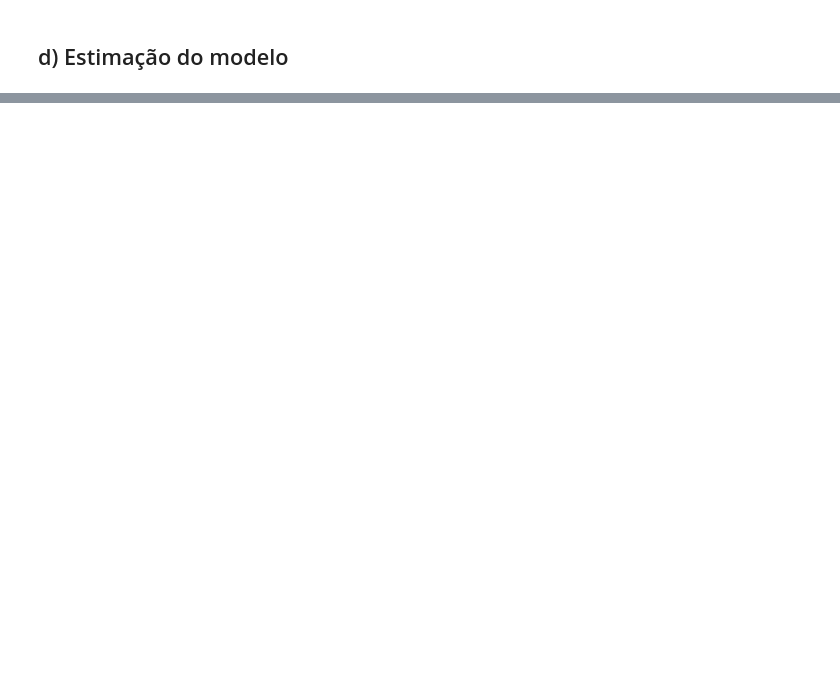
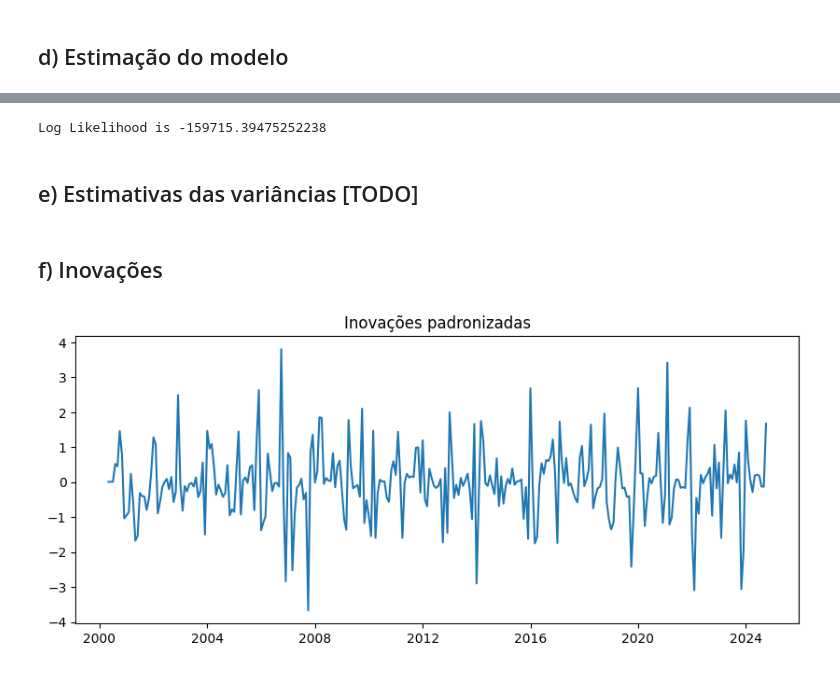
Before and after one commit to asdmalizia/masters, a Jupyter notebook: Modelos estruturais/Lista 2.ipynb, the cells around one changed output, grey strips where cells are left out. Cells and saved outputs as stored; diff of their text form; code cells hidden in the pictures; blank space fills up the shorter version.

```diff
--- a/Modelos estruturais/Lista 2.ipynb
+++ b/Modelos estruturais/Lista 2.ipynb
@@ -14,7 +17,7 @@ from statsmodels.graphics.tsaplots import plot_acf, plot_pacf
 # %% [markdown]
 # Preparação dos dados
 # %%
-data_base = pd.read_csv('C:\\Users\\aless\\Desktop\\Codes\\Modelos estruturais\\dados_precipitacao.csv')
+data_base = pd.read_csv('C:/Users/aless/Desktop/Codes/masters/Modelos estruturais/dados_precipitacao.csv')
 data_base.dtypes
 # %% [output]
 id_estacao             object
@@ -144,0 +251,38 @@ plt.show()
+# %%
+# for i in range(1,7):
+#     cols += 'sazonalidade #datetime(2025,i,1).strftime('%b').lower()
+
+resultados = {
+    'inovacao': pd.Series(index=series.index, data=v_t.reshape(-1), name='inovacao'),
+    'predicted': pd.DataFrame(
+        index=series.index,
+        data={
+            'tendencia':x_hat_minus[:,0,:].reshape(-1),
+            'inclinacao':x_hat_minus[:,1,:].reshape(-1)
+        }),
+    'filtered': pd.DataFrame(
+        index=series.index,
+        data={
+            'tendencia':x_hat[:,0,:].reshape(-1),
+            'inclinacao':x_hat[:,1,:].reshape(-1)
+        })
+}
+# %%
+print(f"Log Likelihood is {log_likelihood}")
+# %% [output]
+Log Likelihood is -159715.39475252238
+# %% [markdown]
+## e) Estimativas das variâncias [TODO]
+# %% [markdown]
+## f) Inovações
+# %%
+# inovações padronizadas
+inovacoes = resultados['inovacao']
+inovacoes = inovacoes.sub(inovacoes.mean()).div(inovacoes.std())
+# %%
+fig, ax = plt.subplots(figsize=(10,4))
+ax.plot(inovacoes)
+ax.set_title('Inovações padronizadas')
+plt.show()
+# %% [output]
+[figure, added]
```
Also changed, not shown: parts of 28 cells of this notebook, 2 other files.
